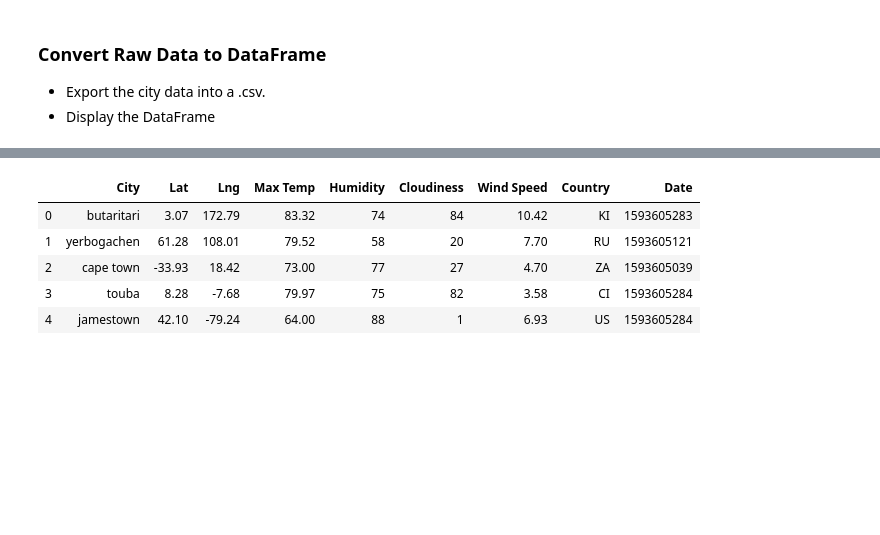
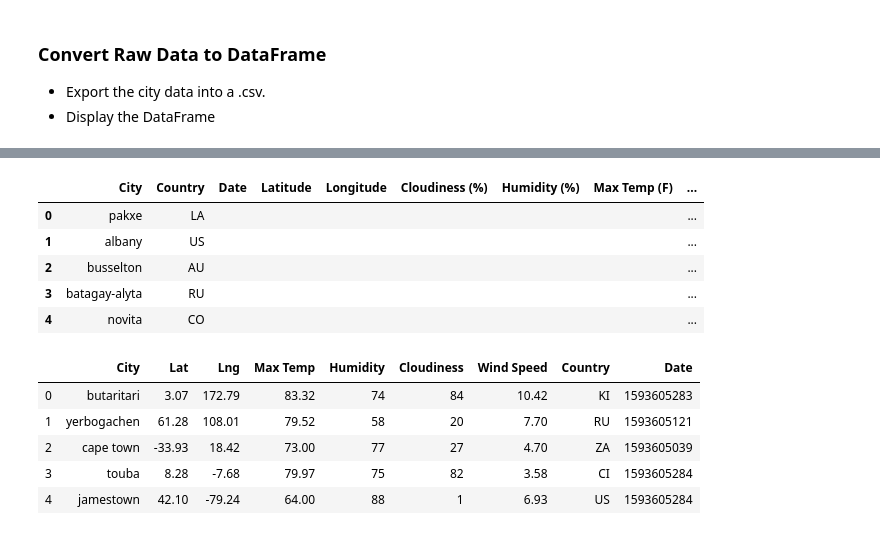
Before and after one commit to Christ1129/python-Weather-Vacation, a Jupyter notebook: WeatherPy/WeatherPy2222.ipynb, the cells around one changed output, grey strips where cells are left out. Saved outputs shown, nothing was run; the diff lists cells and outputs as text; code cells hidden in the pictures; blank space fills up the shorter version.

```diff
--- a/starter_code/WeatherPy.ipynb
+++ b/WeatherPy/WeatherPy2222.ipynb
@@ -185,0 +170,10 @@ city_weather.to_csv("city_weather.csv")
+# %%
+# Display DataFrame
+weather_df.head()
+# %% [output]
+|  | City | Country | Date | Latitude | Longitude | Cloudiness (%) | Humidity (%) | Max Temp (F) | ... |
+| 0 | pakxe | LA |  |  |  |  |  |  | ... |
+| 1 | albany | US |  |  |  |  |  |  | ... |
+| 2 | busselton | AU |  |  |  |  |  |  | ... |
+| 3 | batagay-alyta | RU |  |  |  |  |  |  | ... |
+| 4 | novita | CO |  |  |  |  |  |  | ... |
```
Also changed, not shown: parts of 14 cells of this notebook, 23 other files.
